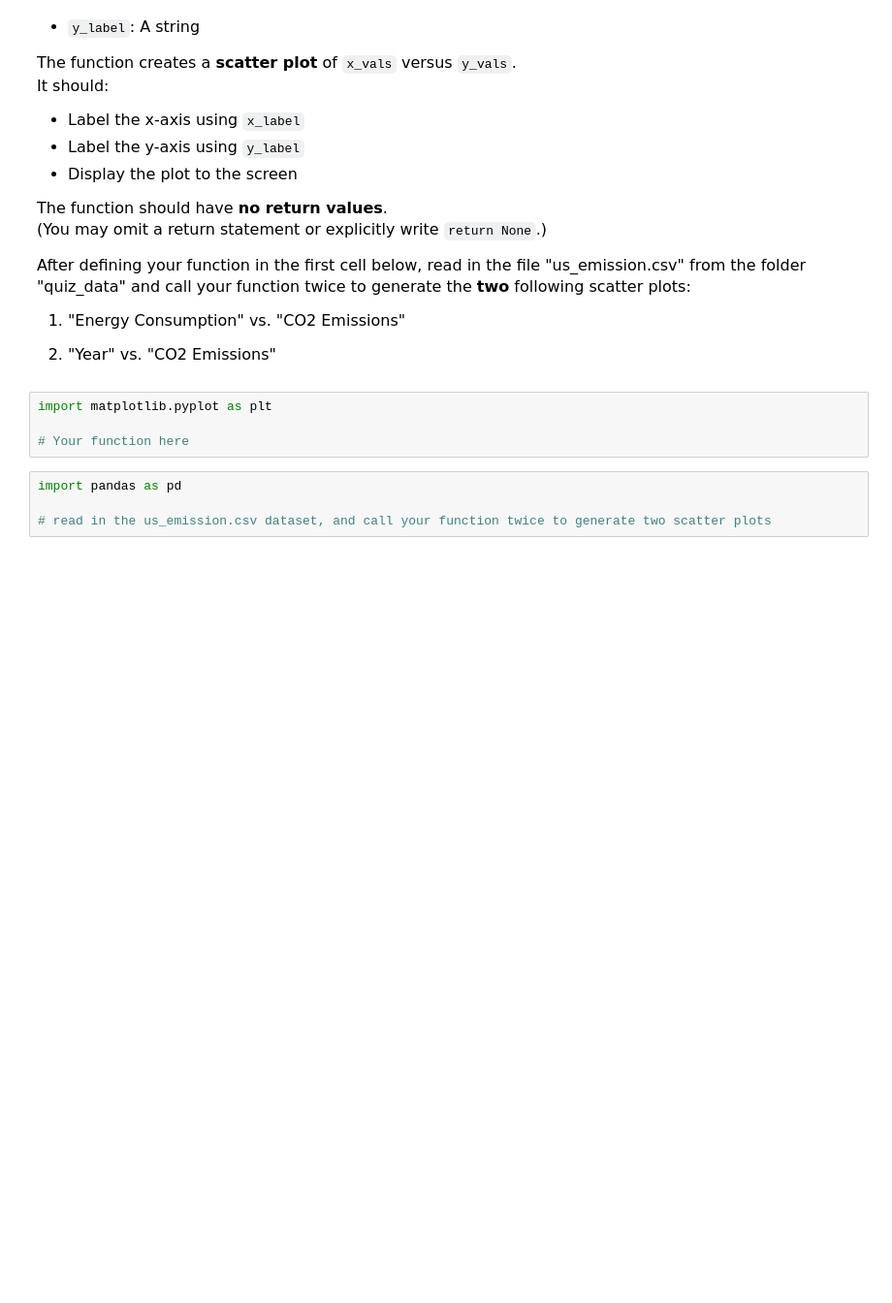
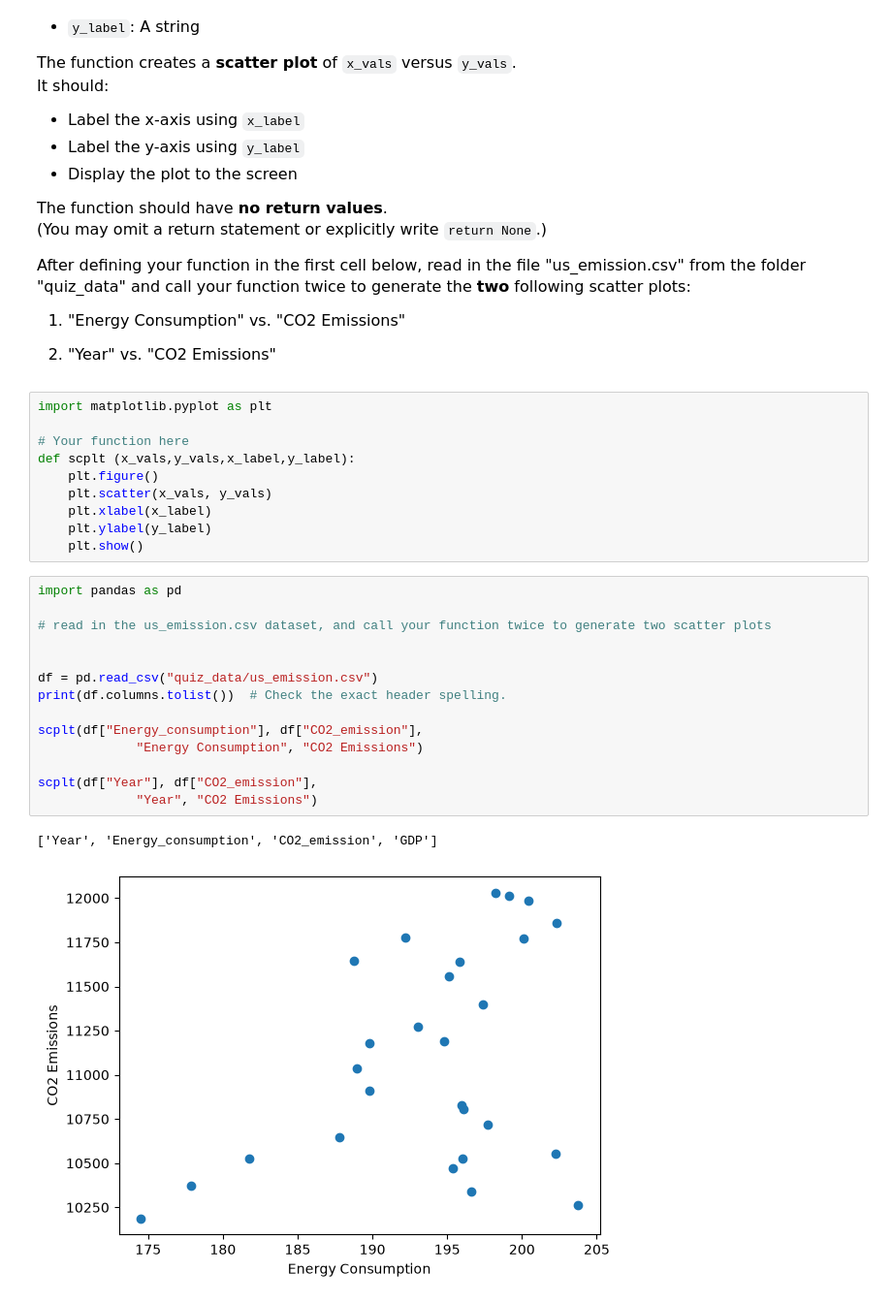
Before and after one commit to Mofinological78/datasci151fall2026, a Jupyter notebook: _quizzes/practice_quiz_3/practice_quiz_3.ipynb, the cells around one changed output. Shown at 97% size. Saved outputs shown, nothing was run; the diff lists cells and outputs as text; blank space fills up the shorter version.

```diff
--- a/_quizzes/practice_quiz_3/practice_quiz_3.ipynb
+++ b/_quizzes/practice_quiz_3/practice_quiz_3.ipynb
@@ -187,7 +270,26 @@ After defining your function in the first cell below, read in the file "us_emiss
 import matplotlib.pyplot as plt
 
 # Your function here
+def scplt (x_vals,y_vals,x_label,y_label):
+    plt.figure()
+    plt.scatter(x_vals, y_vals)
+    plt.xlabel(x_label)
+    plt.ylabel(y_label)
+    plt.show()
 # %%
 import pandas as pd
 
 # read in the us_emission.csv dataset, and call your function twice to generate two scatter plots
+
+
+df = pd.read_csv("quiz_data/us_emission.csv")
+print(df.columns.tolist())  # Check the exact header spelling.
+
+scplt(df["Energy_consumption"], df["CO2_emission"],
+             "Energy Consumption", "CO2 Emissions")
+
+scplt(df["Year"], df["CO2_emission"],
+             "Year", "CO2 Emissions")
+# %% [output]
+['Year', 'Energy_consumption', 'CO2_emission', 'GDP']
+[figure, added]
```
Also changed, not shown: parts of 8 cells of this notebook, 2 other files.
